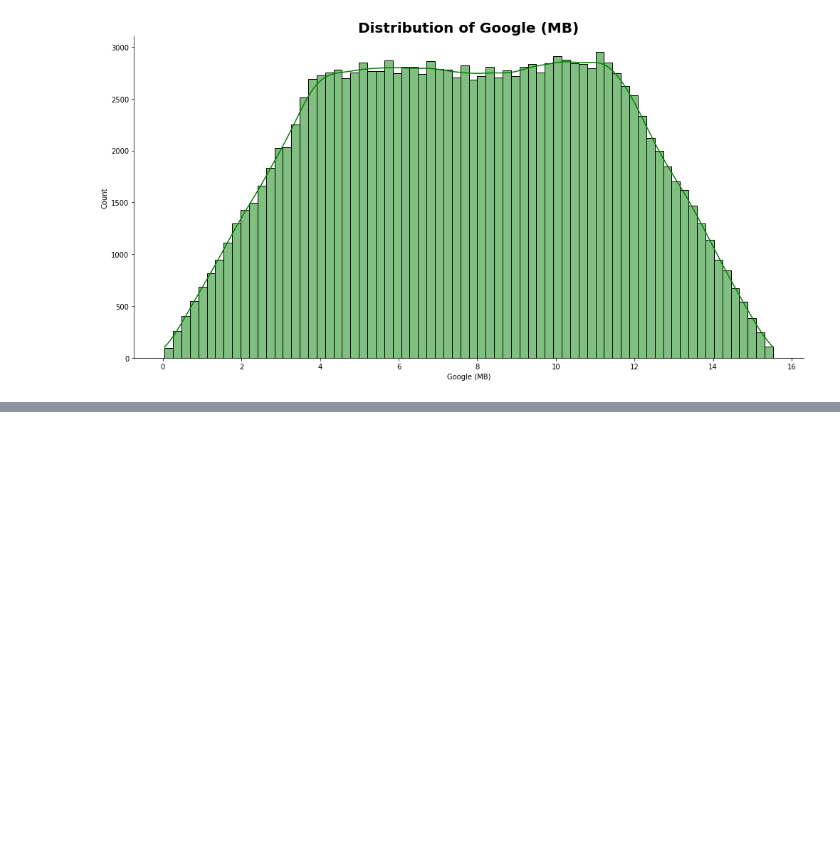
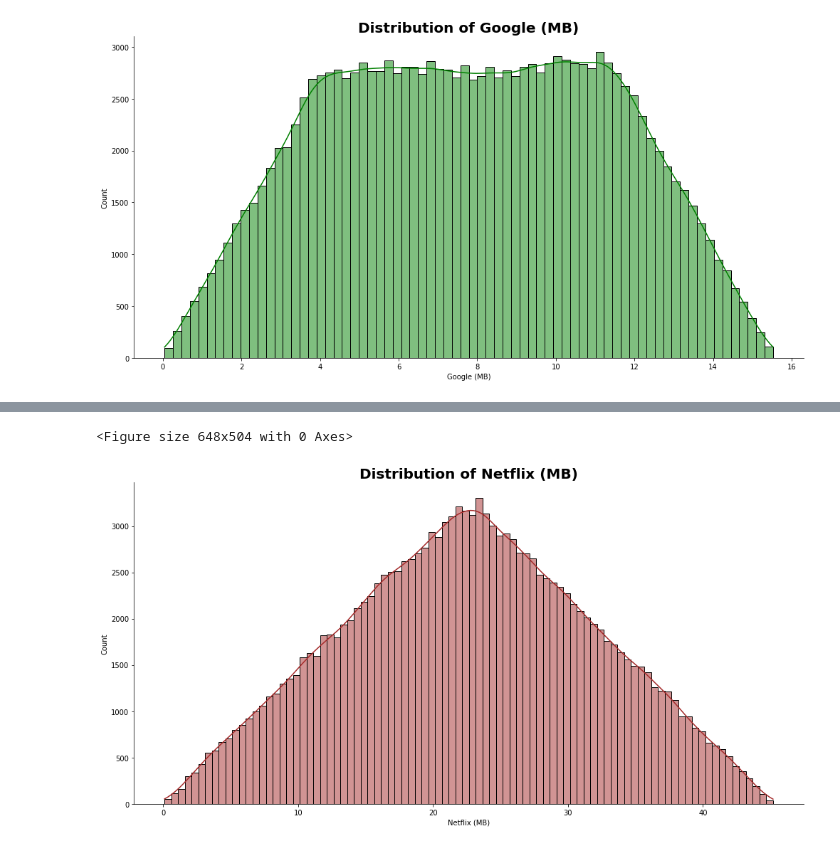
Before and after one commit to bkget/Telecom-Data-Analysis, a Jupyter notebook: notebooks/2_user_overview_analysis.ipynb, the cells around one changed output, grey strips where cells are left out. Saved outputs shown, nothing was run; the diff lists cells and outputs as text; code cells hidden in the pictures; blank space fills up the shorter version.

```diff
--- a/notebooks/2_user_overview_analysis.ipynb
+++ b/notebooks/2_user_overview_analysis.ipynb
@@ -272,0 +280,5 @@ plots.hist(explore_feature_df, 'Google (MB)', 'green')
+# %%
+plots.hist(explore_feature_df, 'Netflix (MB)', 'brown')
+# %% [output]
+<Figure size 648x504 with 0 Axes>
+[figure, added]
```
Also changed, not shown: parts of 4 cells of this notebook.
